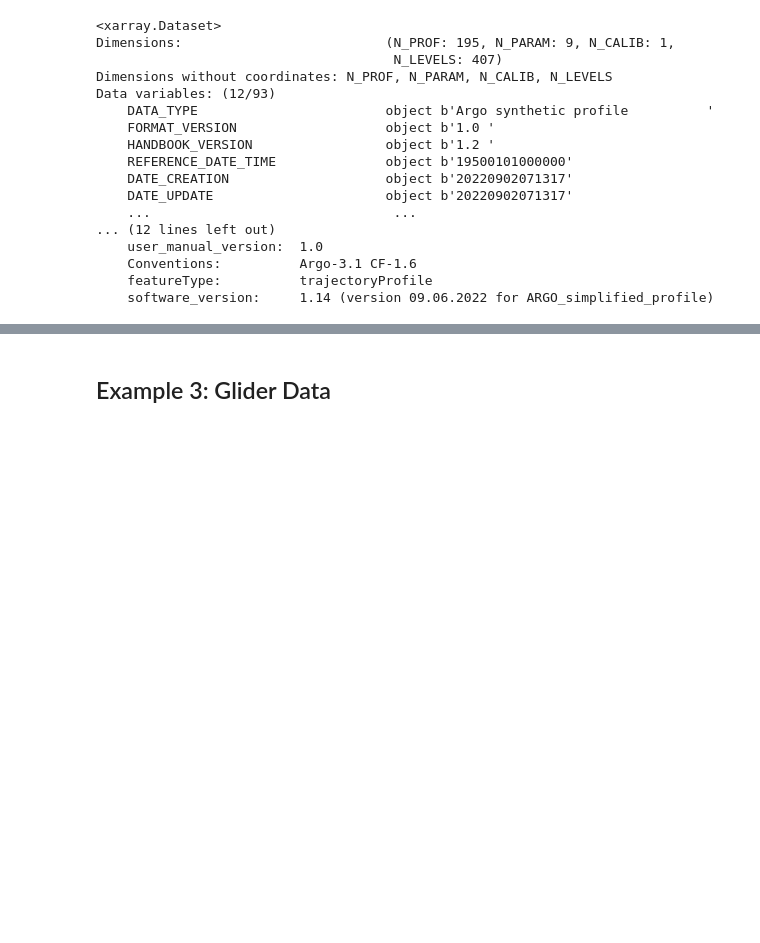
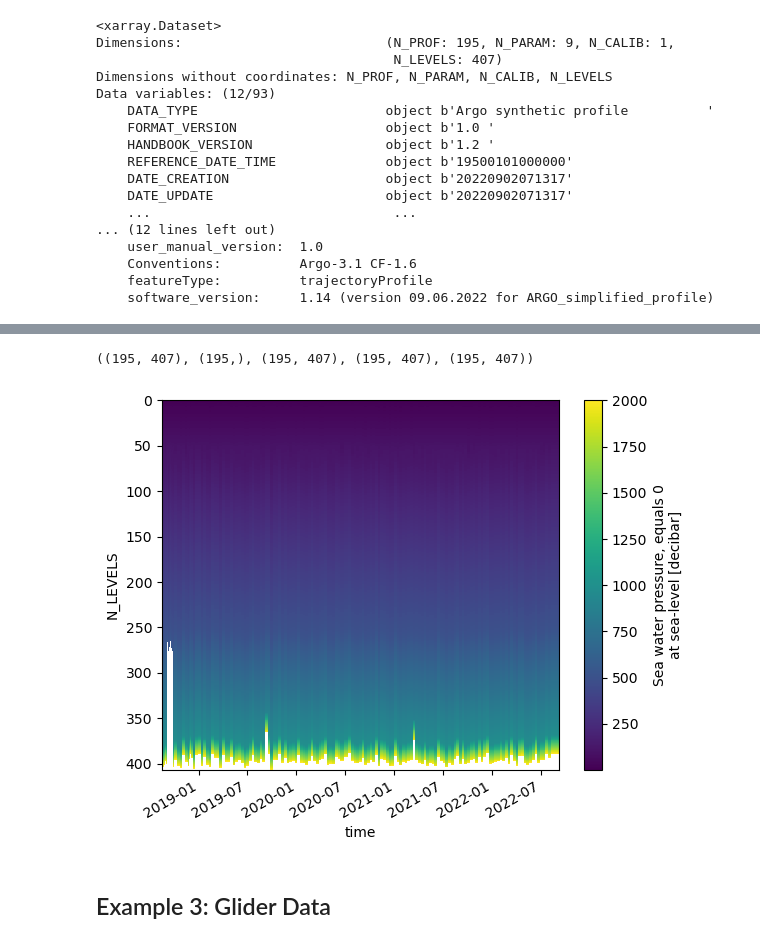
Before and after one commit to lheagy/prodigy-intro, a Jupyter notebook: NetCDF-xarray.ipynb, the cells around one changed output, grey strips where cells are left out. Drawn from its saved outputs; the diff is of its cells as text; code cells hidden in the pictures; blank space fills up the shorter version.

```diff
--- a/NetCDF-xarray.ipynb
+++ b/NetCDF-xarray.ipynb
@@ -144,0 +137,8 @@ p.axes.invert_yaxis()
+# %%
+ref_time = dsargo.REFERENCE_DATE_TIME.values
+ref_time = str(ref_time).split("'")[1]
+# %%
+ref_time = pd.to_timedelta(ref_time)
+# %%
+dsargo = dsargo.assign_coords({"time": dsargo.JULD + ref_time})
+dsargo
@@ -145,3 +163,19 @@ p.axes.invert_yaxis()
+# %%
+pres = dsargo.PRES_ADJUSTED
+juld = dsargo.JULD
+doxy = dsargo.DOXY_ADJUSTED
+temp = dsargo.TEMP_ADJUSTED
+chla = dsargo.CHLA
+# %%
+pres.shape, juld.shape, doxy.shape, temp.shape, chla.shape
+# %% [output]
+((195, 407), (195,), (195, 407), (195, 407), (195, 407))
+# %%
+fig, ax = plt.subplots(1, 1)
+pres.plot(x="time", ax=ax)
+ax.invert_yaxis()
+# %% [output]
+[figure, added]
 # %% [markdown]
 ## Example 3: Glider Data
 # %%
```
Also changed, not shown: parts of 12 cells of this notebook.
